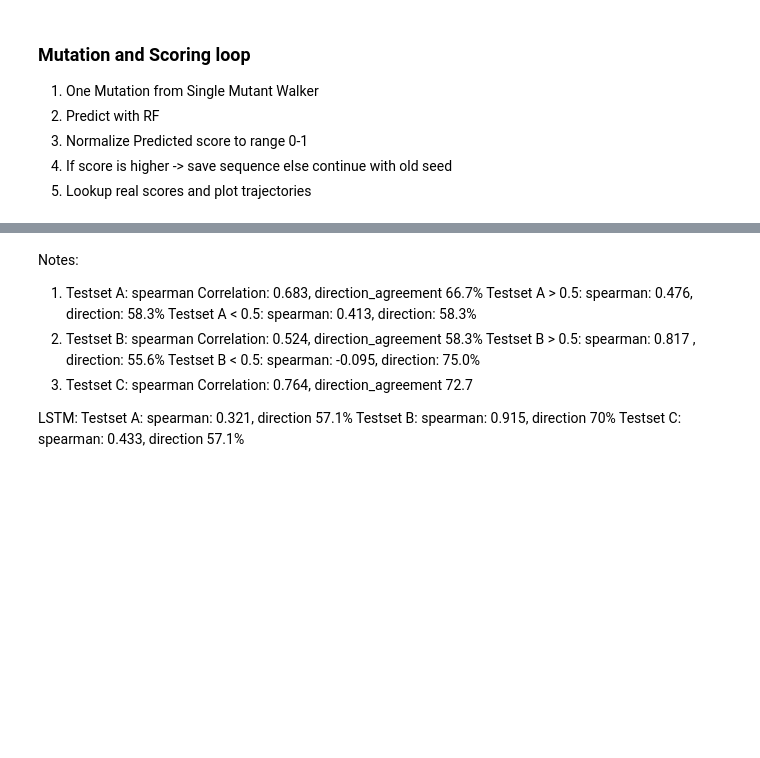
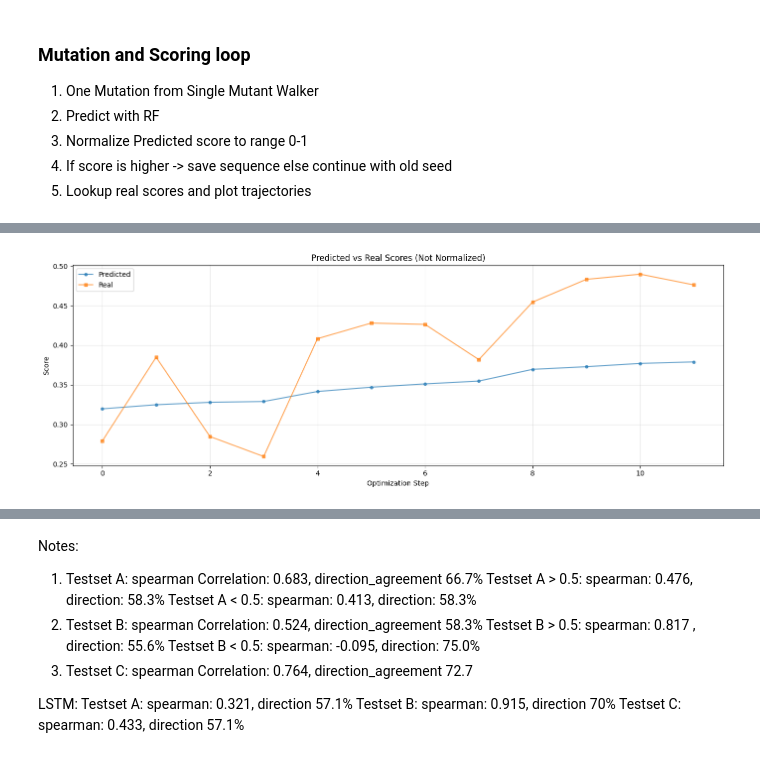
Before and after one commit to meier108/PracticalWork, a Jupyter notebook: main_TFBind8.ipynb, the cells around one changed output, grey strips where cells are left out. Drawn from its saved outputs; the diff is of its cells as text; code cells hidden in the pictures; blank space fills up the shorter version.

```diff
--- a/main_TFBind8.ipynb
+++ b/main_TFBind8.ipynb
@@ -154,3 +157,21 @@ plt.show()
+# %%
+plt.figure(figsize=(14, 5))
+
+# Normalize both to 0-1 range for comparison
+pred_norm = (df_values['predicted_score']) # - df_values['predicted_score'].min()) / (df_values['predicted_score'].max() - df_values['predicted_score'].min())
+real_norm = (df_values['real_score']) #- df_values['real_score'].min()) / (df_values['real_score'].max() - df_values['real_score'].min())
+
+plt.plot(pred_norm, label='Predicted', marker='o', markersize=4, alpha=0.7)
+plt.plot(real_norm, label='Real', marker='s', markersize=4, alpha=0.7)
+plt.xlabel('Optimization Step')
+plt.ylabel('Score')
+plt.title('Predicted vs Real Scores (Not Normalized)')
+plt.legend()
+plt.grid(True, alpha=0.3)
+plt.tight_layout()
+plt.show()
+# %% [output]
+[figure, added]
 # %%
 df_values['pred_direction'] = df_values['predicted_score'].diff() > 0
 df_values['real_direction'] = df_values['real_score'].diff() > 0
```
Also changed, not shown: parts of 8 cells of this notebook, 2 other files.
